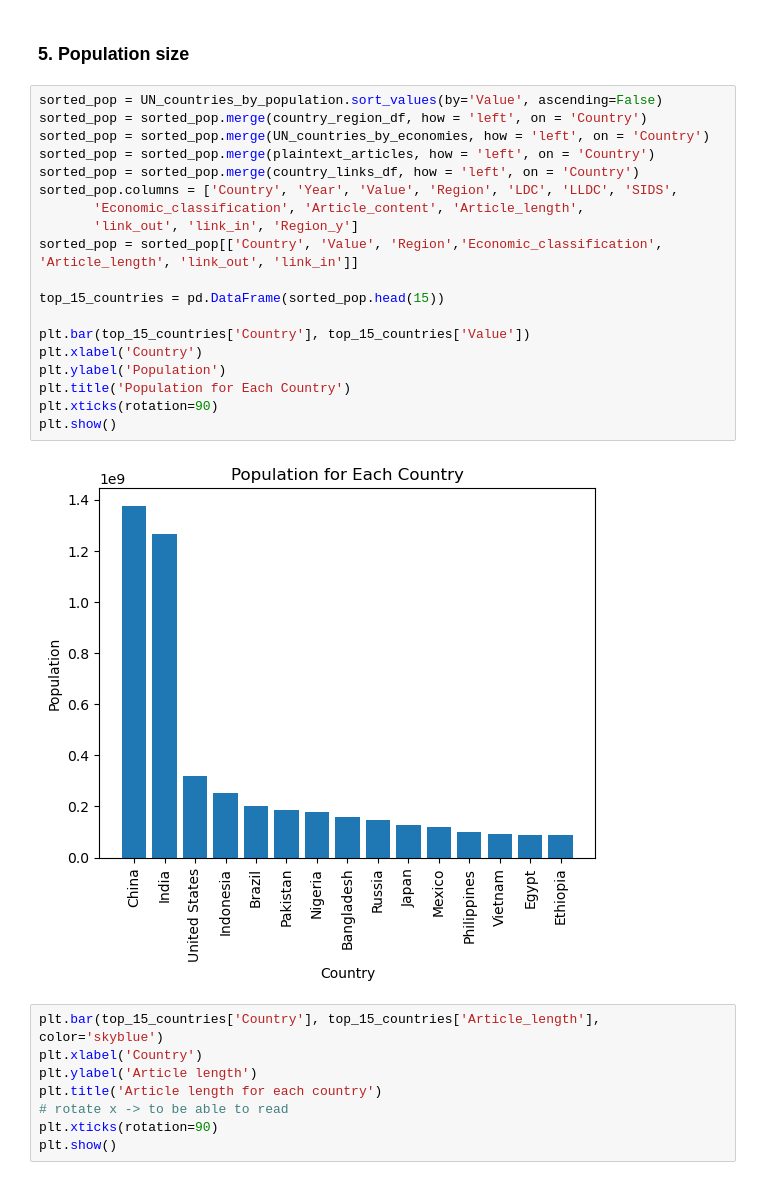
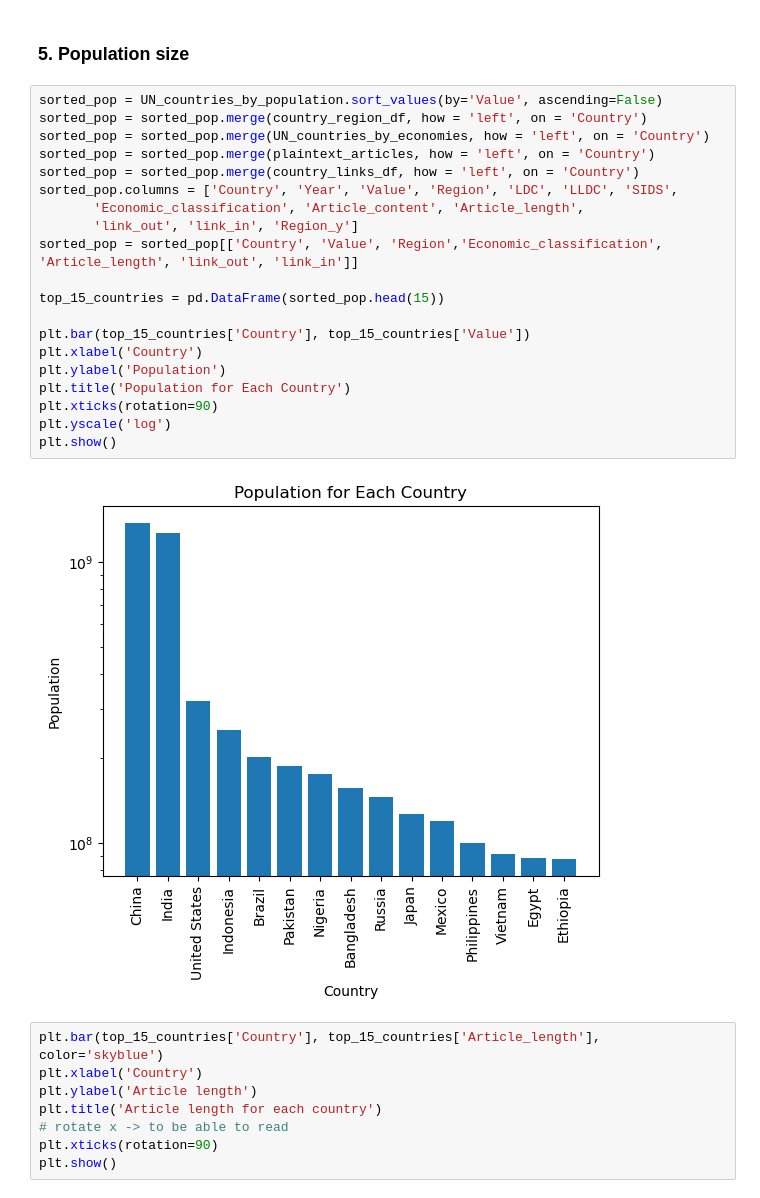
Before and after one commit to epfl-ada/ada-2023-project-jellyfish401, a Jupyter notebook: p2.ipynb, the cells around one changed output. Cells and saved outputs as stored; diff of their text form.

```diff
--- a/p2.ipynb
+++ b/p2.ipynb
@@ -691,24 +691,25 @@ plt.show()
 # %%
 sorted_pop = UN_countries_by_population.sort_values(by='Value', ascending=False)
 sorted_pop = sorted_pop.merge(country_region_df, how = 'left', on = 'Country')
 sorted_pop = sorted_pop.merge(UN_countries_by_economies, how = 'left', on = 'Country')
 sorted_pop = sorted_pop.merge(plaintext_articles, how = 'left', on = 'Country')
 sorted_pop = sorted_pop.merge(country_links_df, how = 'left', on = 'Country')
 sorted_pop.columns = ['Country', 'Year', 'Value', 'Region', 'LDC', 'LLDC', 'SIDS',
        'Economic_classification', 'Article_content', 'Article_length',
        'link_out', 'link_in', 'Region_y']
 sorted_pop = sorted_pop[['Country', 'Value', 'Region','Economic_classification', 'Article_length', 'link_out', 'link_in']]
 
 top_15_countries = pd.DataFrame(sorted_pop.head(15))
 
 plt.bar(top_15_countries['Country'], top_15_countries['Value'])
 plt.xlabel('Country')
 plt.ylabel('Population')
 plt.title('Population for Each Country')
 plt.xticks(rotation=90)
+plt.yscale('log')
 plt.show()
 # %% [output]
-[figure, old version]
+[figure, new version]
 # %%
 plt.bar(top_15_countries['Country'], top_15_countries['Article_length'], color='skyblue')
 plt.xlabel('Country')
```
Also changed, not shown: parts of 5 cells of this notebook.
